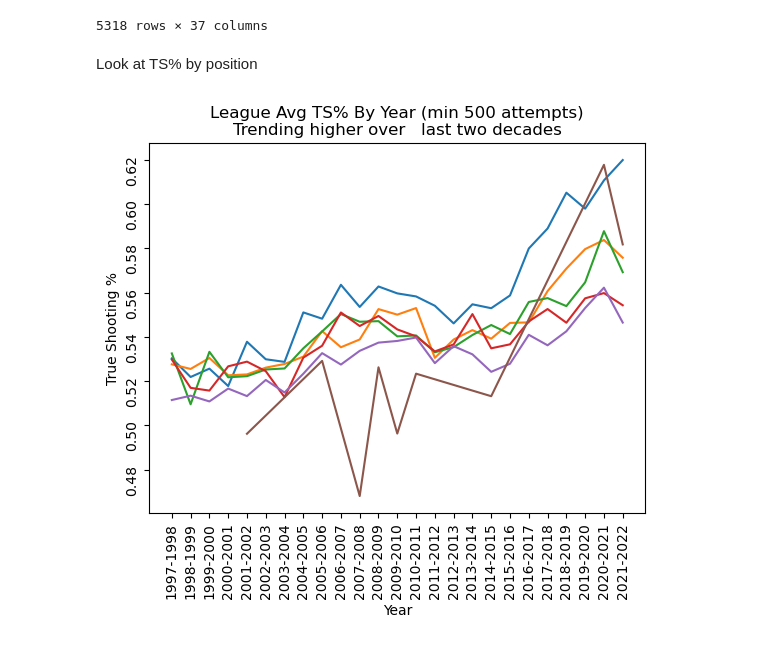
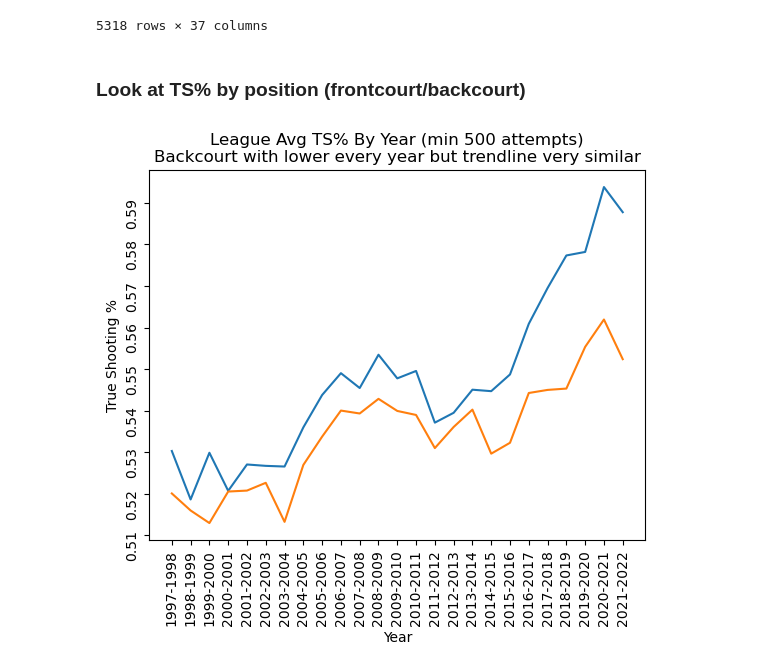
Before and after one commit to joshua-shorterivey/basic_basketball_analysis, a Jupyter notebook: explore.ipynb, the cells around one changed output. Saved outputs shown, nothing was run; the diff lists cells and outputs as text; code cells hidden in the pictures.

```diff
--- a/explore.ipynb
+++ b/explore.ipynb
@@ -161,4 +164,4 @@ true_shooting.sort_values(by='Year')
 | 14018 | 195 | Rudy Gobert | C | 29 | UTA | 66 | 66 | 32.1 | 5.5 | 7.7 | ... | ... |
 5318 rows × 37 columns
 # %% [markdown]
-Look at TS% by position
+### Look at TS% by position (frontcourt/backcourt)
@@ -178,14 +168,24 @@ tsa_combo_gaurds = true_shooting[true_shooting['Pos'] == 'PG-SG']\
+# %%
+import re
+p = re.compile('[FC]')
+
+#tsa_frontcourt = true_shooting[true_shooting['Pos'].str.contains(['F','C'])]\
+#                    .groupby(by='Year').mean()['TS%']
+
+mask = true_shooting['Pos'].str.contains(r'[CF]', regex=True)
+tsa_frontcourt =  true_shooting[mask]
+
+mask = true_shooting['Pos'].str.contains(r'[G]', regex=True)
+tsa_backcourt = true_shooting[mask]
 # %%
 fig, ax = plt.subplots()
-ax.plot(tsa_centers)
-ax.plot(tsa_power_forward)
-ax.plot(tsa_small_forward)
-ax.plot(tsa_shooting_gaurd)
-ax.plot(tsa_point_gaurds)
-ax.plot(tsa_combo_gaurds)
-ax.set_title('League Avg TS% By Year (min 500 attempts)\nTrending higher over   last two decades')
+ax.plot(tsa_frontcourt.groupby(by='Year').mean()['TS%'])
+ax.plot(tsa_backcourt.groupby(by='Year').mean()['TS%'])
+ax.set_title(
+    'League Avg TS% By Year (min 500 attempts)\nBackcourt with lower every year but trendline very similar'
+    )
 ax.set_ylabel('True Shooting %')
 ax.set_xlabel('Year')
 ax.tick_params(rotation=90)
 # %% [output]
-[figure, old version]
+[figure, new version]
```
Also changed, not shown: parts of 3 cells of this notebook.
